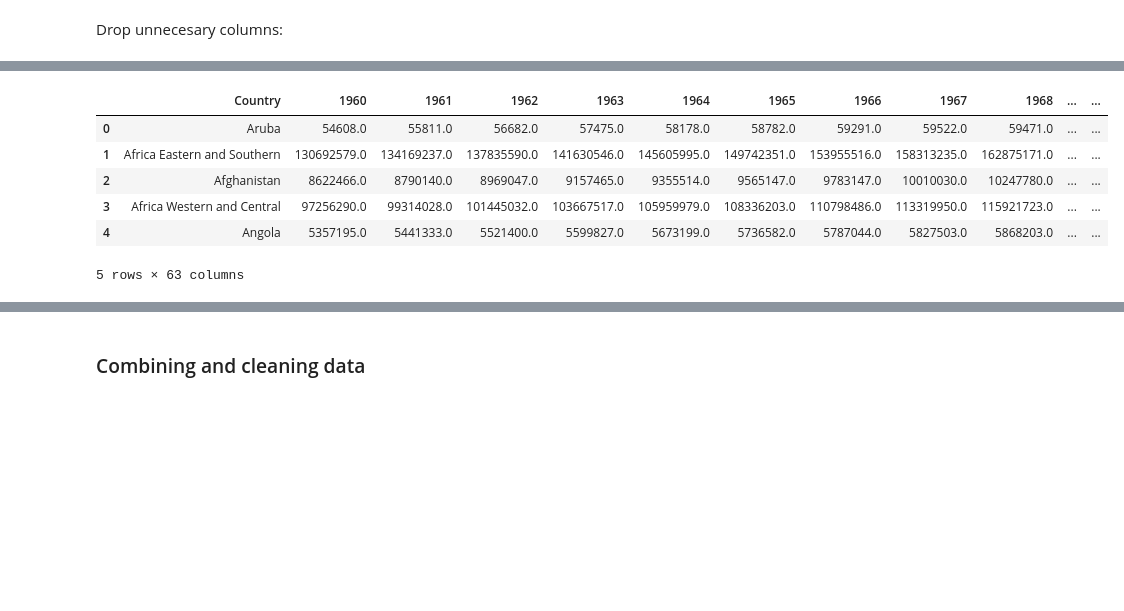
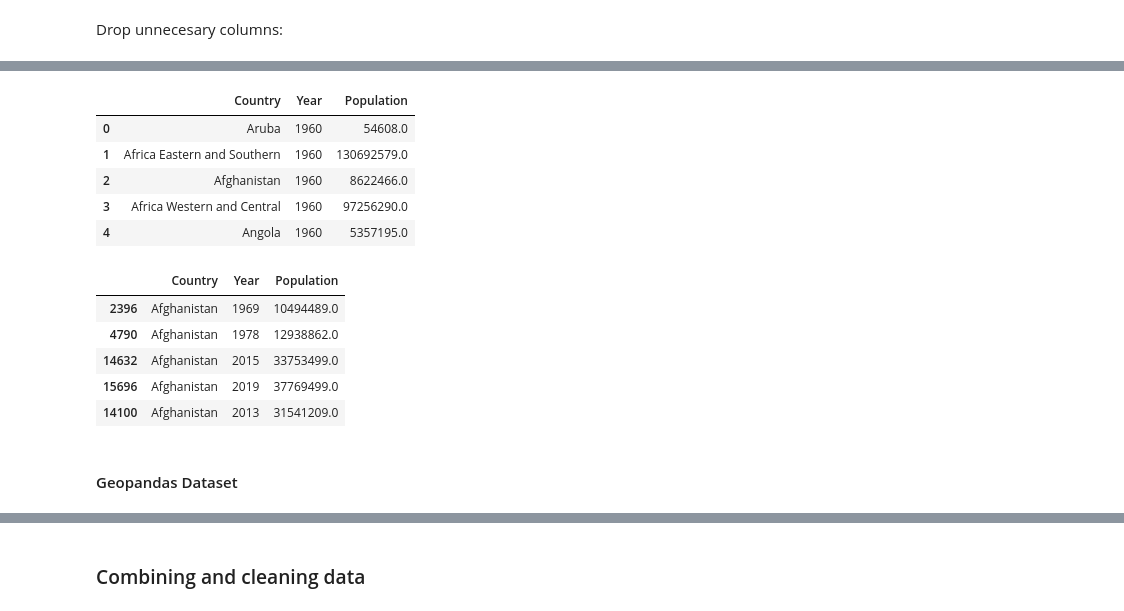
Before and after one commit to ArisMei/Beg-python-project, a Jupyter notebook: analysis/project-notebook-12.ipynb, the cells around one changed output, grey strips where cells are left out. Drawn from its saved outputs; the diff is of its cells as text; code cells hidden in the pictures; blank space fills up the shorter version.

Commit message:
Geopandas

```diff
--- a/analysis/project-notebook-12.ipynb
+++ b/analysis/project-notebook-12.ipynb
@@ -134,11 +145,22 @@ df_pop.drop(columns=['Country Code', 'Indicator Name', 'Indicator Code','Unnamed
+# %%
+df_pop = df_pop.melt(id_vars=['Country'], var_name='Year', value_name='Population') # Melt the dataset to have a single column for the years
+df_pop.head()
+# %% [output]
+|  | Country | Year | Population |
+| 0 | Aruba | 1960 | 54608.0 |
+| 1 | Africa Eastern and Southern | 1960 | 130692579.0 |
+| 2 | Afghanistan | 1960 | 8622466.0 |
+| 3 | Africa Western and Central | 1960 | 97256290.0 |
+| 4 | Angola | 1960 | 5357195.0 |
 # %%
-df_pop.rename(columns={"Country Name": "Country"}, inplace=True) # Rename column
+df_pop.sort_values(by=['Country'], inplace=True) # Order by country name
 df_pop.head()
 # %% [output]
-|  | Country | 1960 | 1961 | 1962 | 1963 | 1964 | 1965 | 1966 | 1967 | 1968 | ... | ... |
-| 0 | Aruba | 54608.0 | 55811.0 | 56682.0 | 57475.0 | 58178.0 | 58782.0 | 59291.0 | 59522.0 | 59471.0 | ... | ... |
-| 1 | Africa Eastern and Southern | 130692579.0 | 134169237.0 | 137835590.0 | 141630546.0 | 145605995.0 | 149742351.0 | 153955516.0 | 158313235.0 | 162875171.0 | ... | ... |
-| 2 | Afghanistan | 8622466.0 | 8790140.0 | 8969047.0 | 9157465.0 | 9355514.0 | 9565147.0 | 9783147.0 | 10010030.0 | 10247780.0 | ... | ... |
-| 3 | Africa Western and Central | 97256290.0 | 99314028.0 | 101445032.0 | 103667517.0 | 105959979.0 | 108336203.0 | 110798486.0 | 113319950.0 | 115921723.0 | ... | ... |
-| 4 | Angola | 5357195.0 | 5441333.0 | 5521400.0 | 5599827.0 | 5673199.0 | 5736582.0 | 5787044.0 | 5827503.0 | 5868203.0 | ... | ... |
+|  | Country | Year | Population |
+| 2396 | Afghanistan | 1969 | 10494489.0 |
+| 4790 | Afghanistan | 1978 | 12938862.0 |
+| 14632 | Afghanistan | 2015 | 33753499.0 |
+| 15696 | Afghanistan | 2019 | 37769499.0 |
+| 14100 | Afghanistan | 2013 | 31541209.0 |
-5 rows × 63 columns
+# %% [markdown]
+#### Geopandas Dataset
```
Also changed, not shown: parts of 4 cells of this notebook.
